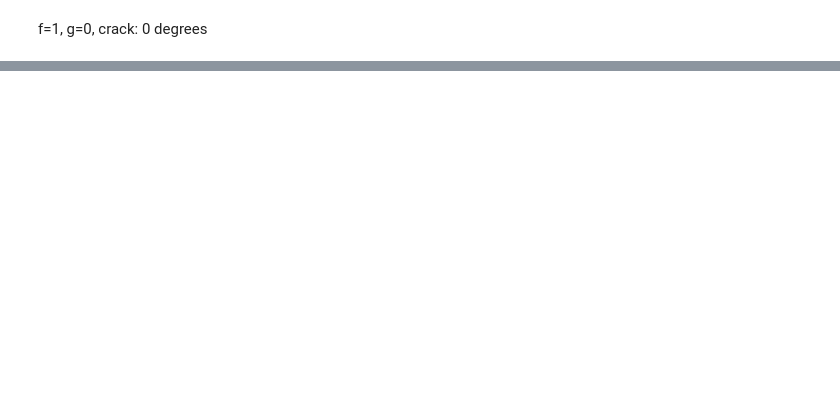
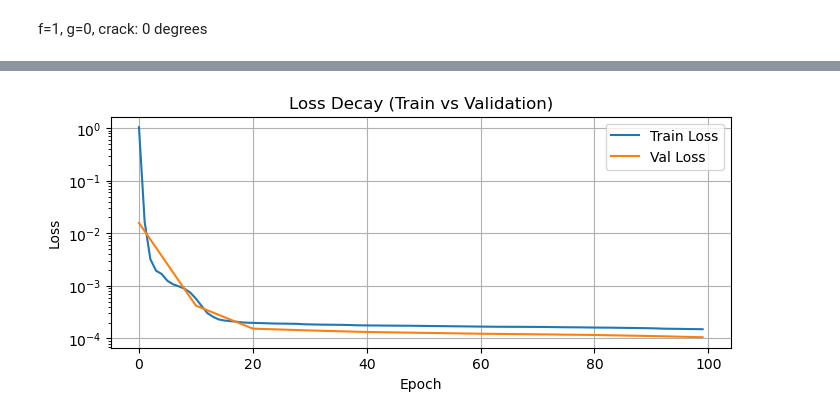
Before and after one commit to ChangEn37/PDE_PINNs, a Jupyter notebook: f1_crack_0_LBFGS.ipynb, the cells around one changed output, grey strips where cells are left out. Drawn from its saved outputs; the diff is of its cells as text; code cells hidden in the pictures; blank space fills up the shorter version.

Commit message:
add regularization losses

```diff
--- a/f1_crack_0_LBFGS.ipynb
+++ b/f1_crack_0_LBFGS.ipynb
@@ -2,0 +9,31 @@ f=1, g=0, crack: 0 degrees
+# %%
+# Settings
+torch.set_default_dtype(torch.float64)   # use double for better derivative precision
+device = torch.device("cuda" if torch.cuda.is_available() else "cpu")
+
+# Domain: square [-1,1]^2 with crack along y=x starting from origin
+X_MIN, X_MAX = -1.0, 1.0
+Y_MIN, Y_MAX = -1.0, 1.0
+
+# Training hyperparams
+N_f = 4000       # collocation points
+N_b_outer = 800  # boundary points on outer square
+N_b_crack = 300  # boundary points on crack
+epochs = 100
+#lr = 1e-3
+lambda_bc = 1.0   # weight for BC loss
+lambda_zz = 1.0   # weight for U_zz
+
+def compute_phi(x, y):
+    eps = 1e-12
+    r = torch.sqrt(torch.clamp(x**2 + y**2, min=eps))
+    phi = torch.sqrt(0.5 * (r - x))
+    return phi.view(-1, 1)
+
+def compute_phi_derivs(x, y):
+    eps = 1e-12
+    r = torch.sqrt(torch.clamp(x**2 + y**2, min=eps))
+    phi_x = (-0.5) * (0.5**0.5) * torch.sqrt(r - x) / r
+    phi_y = (0.25) * (2**0.5) * (y/r)/ torch.sqrt(r - x)
+
+    return phi_x.reshape(-1,1), phi_y.reshape(-1,1)
@@ -216,2 +259,15 @@ Epoch   249 | Loss 2.809e-05
 Training finished.
+# %%
+# Plot losses
+plt.figure(figsize=(8,3))
+plt.semilogy(epo, loss_history, label='Train Loss')
+plt.semilogy(epo_val, val_history, label='Val Loss')
+plt.xlabel("Epoch")
+plt.ylabel("Loss")
+plt.legend()
+plt.title("Loss Decay (Train vs Validation)")
+plt.grid(True)
+plt.show()
+# %% [output]
+[figure, added]
 # %%
```
Also changed, not shown: parts of 7 cells of this notebook, 6 other files.
